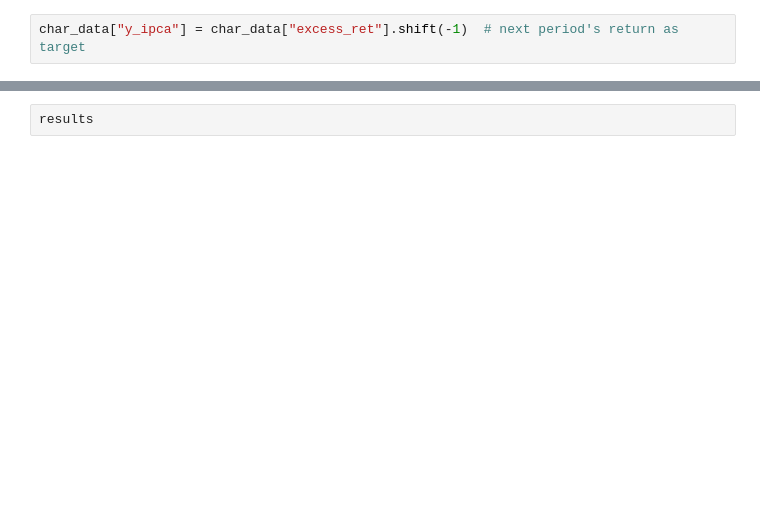
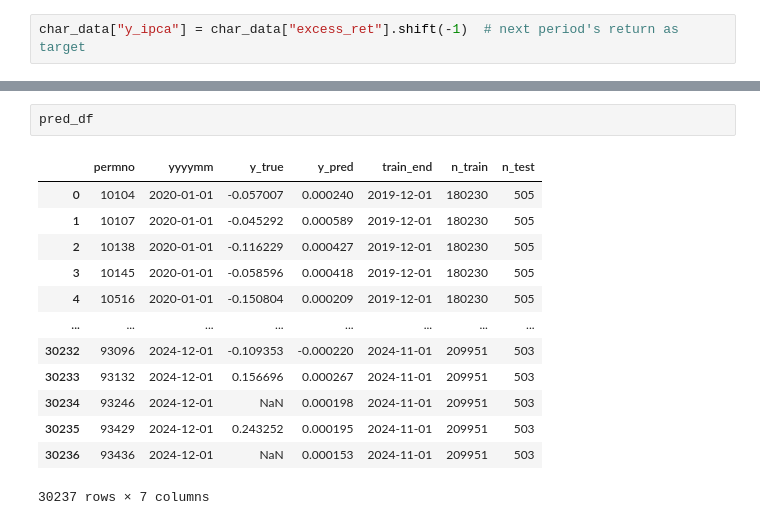
Before and after one commit to arshdeep11112000/TheVirtueOfComplexity_PaperReplication_Experimentation-master, a Jupyter notebook: notebooks/expermint_ppp.ipynb, the cells around one changed output, grey strips where cells are left out. Saved outputs shown, nothing was run; the diff lists cells and outputs as text; blank space fills up the shorter version.

```diff
--- a/notebooks/expermint_ppp.ipynb
+++ b/notebooks/expermint_ppp.ipynb
@@ -144,2 +183,16 @@ all_preds.head()
-# %%
-results
+# %%
+pred_df
+# %% [output]
+|  | permno | yyyymm | y_true | y_pred | train_end | n_train | n_test |
+| 0 | 10104 | 2020-01-01 | -0.057007 | 0.000240 | 2019-12-01 | 180230 | 505 |
+| 1 | 10107 | 2020-01-01 | -0.045292 | 0.000589 | 2019-12-01 | 180230 | 505 |
+| 2 | 10138 | 2020-01-01 | -0.116229 | 0.000427 | 2019-12-01 | 180230 | 505 |
+| 3 | 10145 | 2020-01-01 | -0.058596 | 0.000418 | 2019-12-01 | 180230 | 505 |
+| 4 | 10516 | 2020-01-01 | -0.150804 | 0.000209 | 2019-12-01 | 180230 | 505 |
+| ... | ... | ... | ... | ... | ... | ... | ... |
+| 30232 | 93096 | 2024-12-01 | -0.109353 | -0.000220 | 2024-11-01 | 209951 | 503 |
+| 30233 | 93132 | 2024-12-01 | 0.156696 | 0.000267 | 2024-11-01 | 209951 | 503 |
+| 30234 | 93246 | 2024-12-01 | NaN | 0.000198 | 2024-11-01 | 209951 | 503 |
+| 30235 | 93429 | 2024-12-01 | 0.243252 | 0.000195 | 2024-11-01 | 209951 | 503 |
+| 30236 | 93436 | 2024-12-01 | NaN | 0.000153 | 2024-11-01 | 209951 | 503 |
+30237 rows × 7 columns
```
Also changed, not shown: parts of 15 cells of this notebook, 4 other files.
